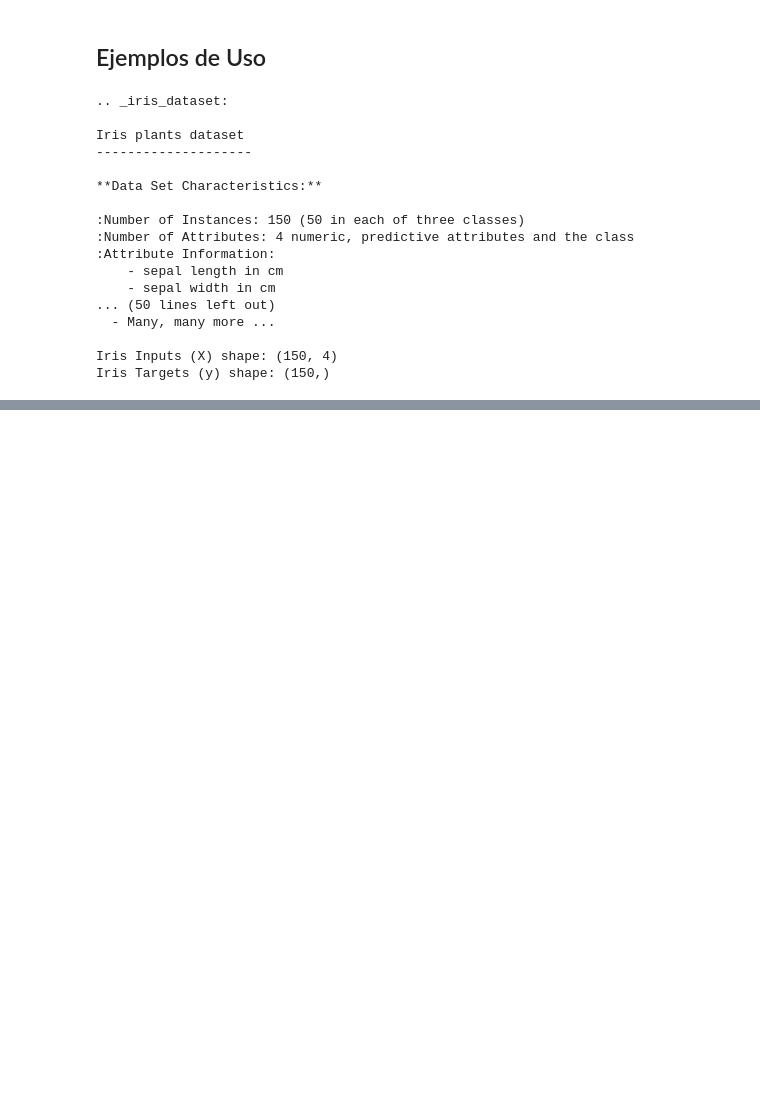
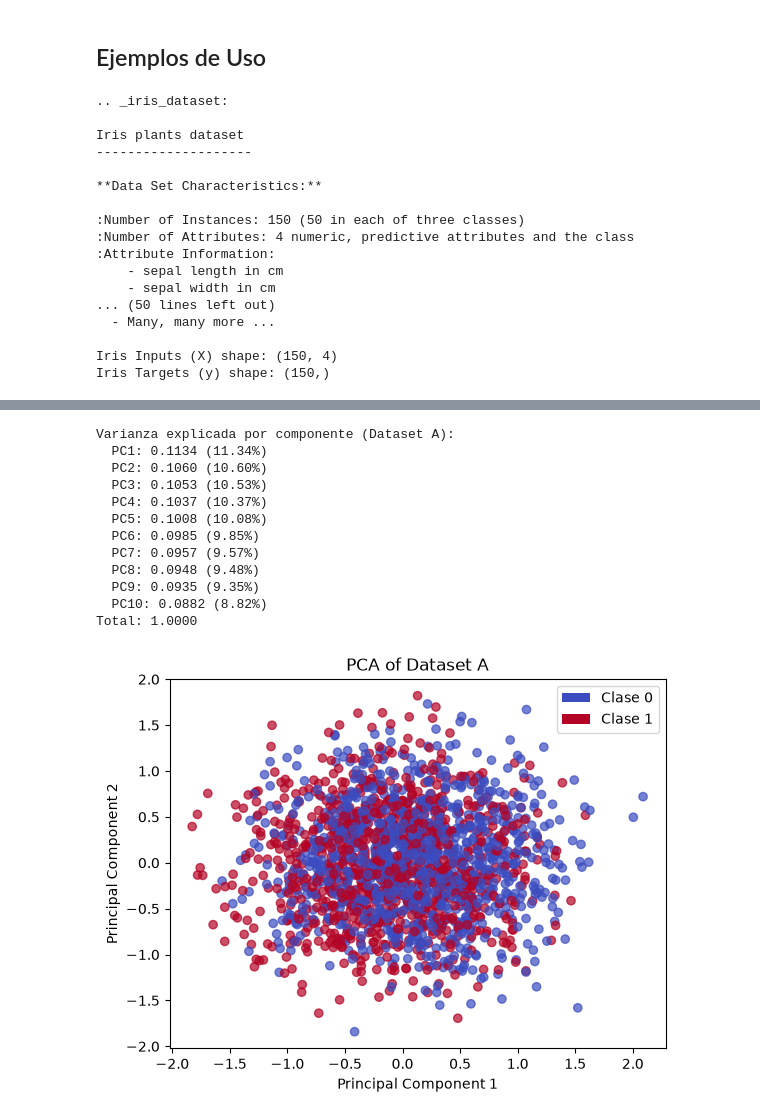
Before and after one commit to BrunoSpoletini/topicosMineriaDeDatos, a Jupyter notebook: tp2/TMD_TP2_Seleccion.ipynb, the cells around one changed output, grey strips where cells are left out. Cells and saved outputs as stored; diff of their text form; code cells hidden in the pictures; blank space fills up the shorter version.

```diff
--- a/tp2/TMD_TP2_Seleccion.ipynb
+++ b/tp2/TMD_TP2_Seleccion.ipynb
@@ -415,0 +479,41 @@ datosBX[sub, 3] = np.abs(datosBX[sub, 3] * datosBy[sub])
+# %%
+from matplotlib.colors import ListedColormap
+from matplotlib.patches import Patch
+
+# No se llega a nada
+
+# Colores de las clases (-1 -> "Clase 0", 1 -> "Clase 1")
+color_clase0, color_clase1 = plt.get_cmap("coolwarm")([0.0, 1.0])
+colores_a = np.where(datosAy == 1, 1, 0)
+cmap_clases = ListedColormap([color_clase0, color_clase1])
+
+pca_a = PCA()
+A_pca = pca_a.fit_transform(datosAX)
+
+plt.scatter(
+    A_pca[:, 0], A_pca[:, 1], c=colores_a, cmap=cmap_clases, alpha=0.7)
+plt.title("PCA of Dataset A")
+plt.xlabel("Principal Component 1")
+plt.ylabel("Principal Component 2")
+plt.legend(handles=[
+    Patch(facecolor=color_clase0, label="Clase 0"),
+    Patch(facecolor=color_clase1, label="Clase 1")])
+
+print("Varianza explicada por componente (Dataset A):")
+for i, v in enumerate(pca_a.explained_variance_ratio_, start=1):
+    print(f"  PC{i}: {v:.4f} ({v * 100:.2f}%)")
+print(f"Total: {pca_a.explained_variance_ratio_.sum():.4f}")
+# %% [output]
+Varianza explicada por componente (Dataset A):
+  PC1: 0.1134 (11.34%)
+  PC2: 0.1060 (10.60%)
+  PC3: 0.1053 (10.53%)
+  PC4: 0.1037 (10.37%)
+  PC5: 0.1008 (10.08%)
+  PC6: 0.0985 (9.85%)
+  PC7: 0.0957 (9.57%)
+  PC8: 0.0948 (9.48%)
+  PC9: 0.0935 (9.35%)
+  PC10: 0.0882 (8.82%)
+Total: 1.0000
+[figure, added]
```
Also changed, not shown: parts of 8 cells of this notebook.
